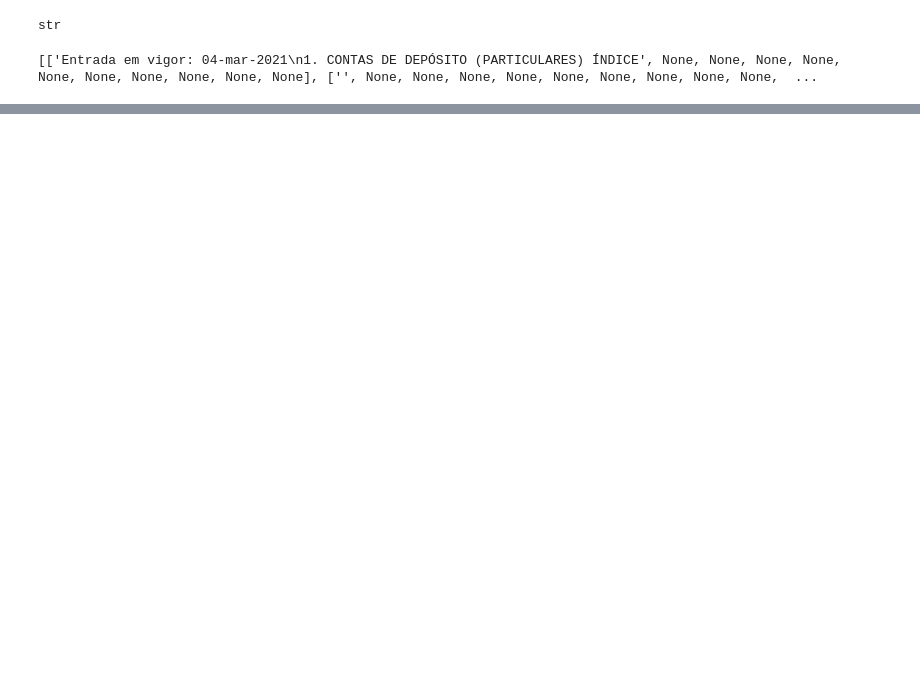
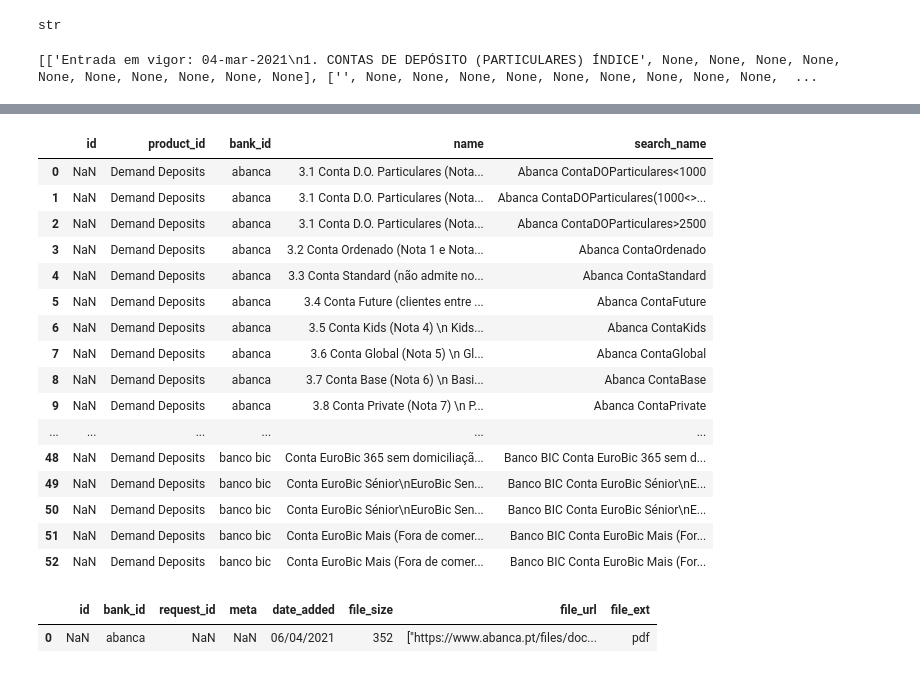
Before and after one commit to moritzgeiger/bank-benchmark-api, a Jupyter notebook: notebooks/pedro_notebook.ipynb, the cells around one changed output, grey strips where cells are left out. Drawn from its saved outputs; the diff is of its cells as text; code cells hidden in the pictures; blank space fills up the shorter version.

```diff
--- a/notebooks/pedro_notebook.ipynb
+++ b/notebooks/pedro_notebook.ipynb
@@ -25,0 +92,25 @@ print(page.extract_table(table_settings={}))
+# %%
+subproducts
+# %% [output]
+|  | id | product_id | bank_id | name | search_name |
+| 0 | NaN | Demand Deposits | abanca | 3.1 Conta D.O. Particulares (Nota... | Abanca ContaDOParticulares<1000 |
+| 1 | NaN | Demand Deposits | abanca | 3.1 Conta D.O. Particulares (Nota... | Abanca ContaDOParticulares(1000<>... |
+| 2 | NaN | Demand Deposits | abanca | 3.1 Conta D.O. Particulares (Nota... | Abanca ContaDOParticulares>2500 |
+| 3 | NaN | Demand Deposits | abanca | 3.2 Conta Ordenado (Nota 1 e Nota... | Abanca ContaOrdenado |
+| 4 | NaN | Demand Deposits | abanca | 3.3 Conta Standard (não admite no... | Abanca ContaStandard |
+| 5 | NaN | Demand Deposits | abanca | 3.4 Conta Future (clientes entre ... | Abanca ContaFuture |
+| 6 | NaN | Demand Deposits | abanca | 3.5 Conta Kids (Nota 4) \n Kids... | Abanca ContaKids |
+| 7 | NaN | Demand Deposits | abanca | 3.6 Conta Global (Nota 5) \n Gl... | Abanca ContaGlobal |
+| 8 | NaN | Demand Deposits | abanca | 3.7 Conta Base (Nota 6) \n Basi... | Abanca ContaBase |
+| 9 | NaN | Demand Deposits | abanca | 3.8 Conta Private (Nota 7) \n P... | Abanca ContaPrivate |
+| ... | ... | ... | ... | ... | ... |
+| 48 | NaN | Demand Deposits | banco bic | Conta EuroBic 365 sem domiciliaçã... | Banco BIC Conta EuroBic 365 sem d... |
+| 49 | NaN | Demand Deposits | banco bic | Conta EuroBic Sénior\nEuroBic Sen... | Banco BIC Conta EuroBic Sénior\nE... |
+| 50 | NaN | Demand Deposits | banco bic | Conta EuroBic Sénior\nEuroBic Sen... | Banco BIC Conta EuroBic Sénior\nE... |
+| 51 | NaN | Demand Deposits | banco bic | Conta EuroBic Mais (Fora de comer... | Banco BIC Conta EuroBic Mais (For... |
+| 52 | NaN | Demand Deposits | banco bic | Conta EuroBic Mais (Fora de comer... | Banco BIC Conta EuroBic Mais (For... |
+# %%
+documents
+# %% [output]
+|  | id | bank_id | request_id | meta | date_added | file_size | file_url | file_ext |
+| 0 | NaN | abanca | NaN | NaN | 06/04/2021 | 352 | ["https://www.abanca.pt/files/doc... | pdf |
```
Also changed, not shown: parts of 13 cells of this notebook, 15 other files.
